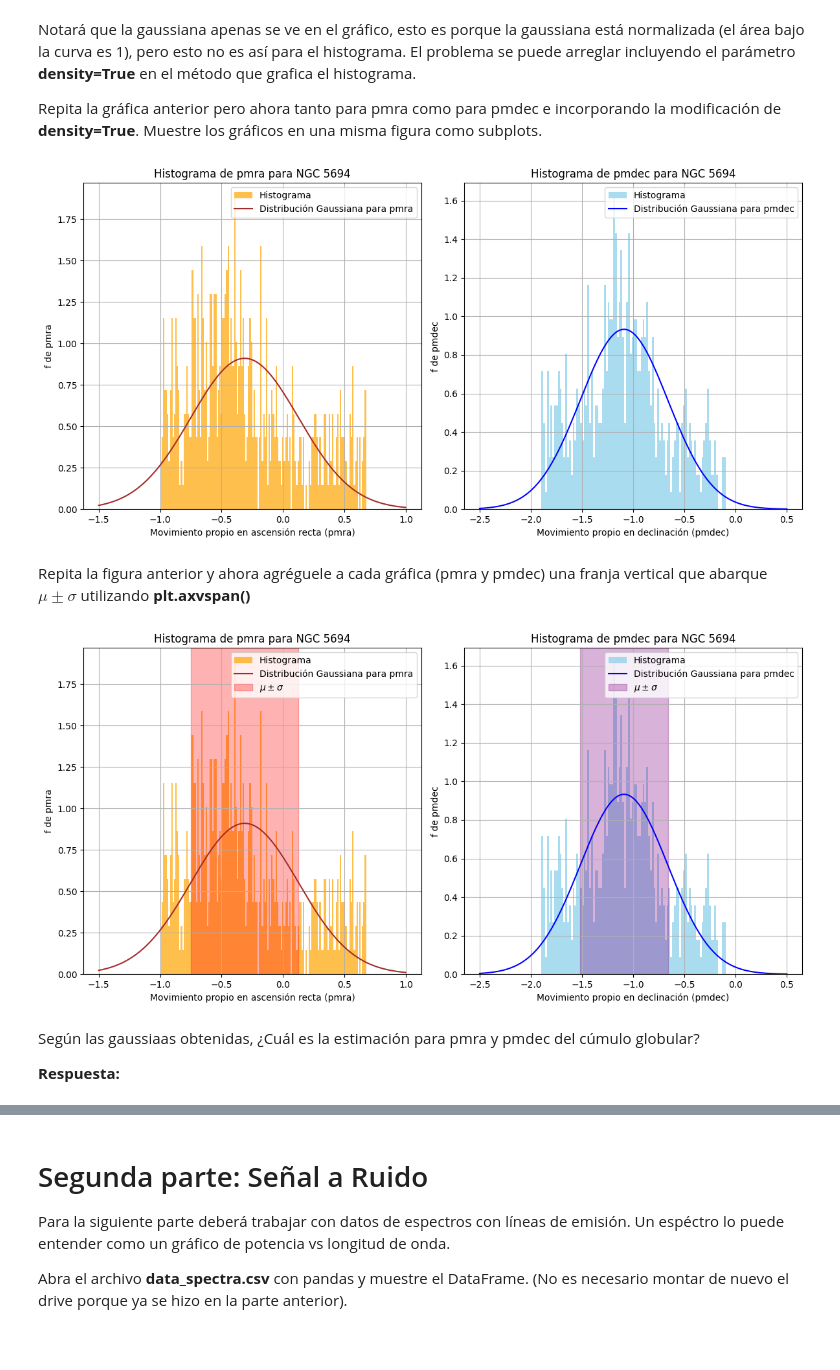
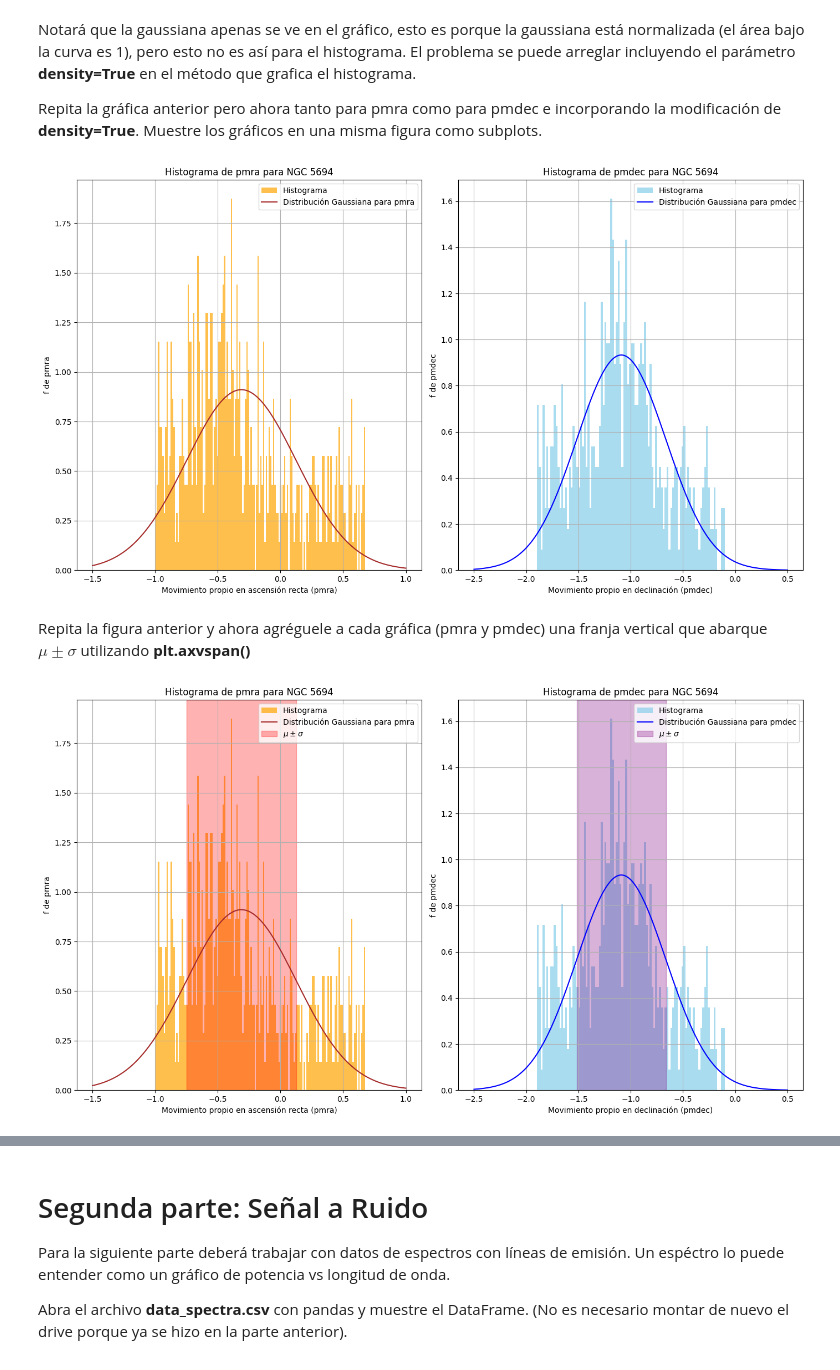
Before and after one commit to azavalac/Tarea-2-zavala, a Jupyter notebook: Tarea2.ipynb, the cells around one changed output, grey strips where cells are left out. Drawn from its saved outputs; the diff is of its cells as text; code cells hidden in the pictures.

```diff
--- a/Tarea2.ipynb
+++ b/Tarea2.ipynb
@@ -200,46 +204,47 @@ Notará que la gaussiana apenas se ve en el gráfico, esto es porque la gaussian
 
 Repita la gráfica anterior pero ahora tanto para pmra como para pmdec e incorporando la modificación de **density=True**. Muestre los gráficos en una misma figura como subplots.
 # %%
-# Histogramas para pmra y pmdec
-plt.figure(figsize=(12, 6))
+# Histogramas para pmra y pmdec:
+plt.figure(figsize=(14, 8))
 
 # para pmra:
 plt.subplot(1, 2, 1)
 plt.hist(pmra, bins = 150, density = True, color = 'orange', alpha = 0.7, label = 'Histograma')
 plt.plot(x_pmra, fx_pmra, color='brown', label='Distribución Gaussiana para pmra')
 plt.xlabel('Movimiento propio en ascensión recta (pmra)')
 plt.ylabel('f de pmra')
 plt.title('Histograma de pmra para NGC 5694')
 plt.grid(True)
 plt.legend()
 
 # para pmdec:
 plt.subplot(1, 2, 2)
 plt.hist(pmdec, bins = 100, density = True, color = 'skyblue', alpha = 0.7, label = 'Histograma')
 plt.plot(x_pmdec, fx_pmdec, color='blue', label='Distribución Gaussiana para pmdec')
 plt.xlabel('Movimiento propio en declinación (pmdec)')
 plt.ylabel('f de pmdec')
 plt.title('Histograma de pmdec para NGC 5694')
 plt.grid(True)
 plt.legend()
 
 plt.tight_layout()
 plt.show()
 
 #se cambia bins de 300 a 100 en este caso para poder apreciar de mejor manera la diferencia entre los histogramas de pmra y pmdec
 #se puede apreciar más fácilmente el desplazamiento de la Gaussiana
 # %% [output]
-[figure, old version]
+[figure, new version]
 # %% [markdown]
 Repita la figura anterior y ahora agréguele a cada gráfica (pmra y pmdec) una franja vertical que abarque $\mu \pm \sigma$ utilizando **plt.axvspan()**
 # %%
 # Histogramas para pmra y pmdec
-plt.figure(figsize=(12, 6))
+plt.figure(figsize=(14, 8))
 
 # para pmra:
 plt.subplot(1, 2, 1)
 plt.hist(pmra, bins = 150, density = True, color = 'orange', alpha = 0.7, label = 'Histograma')
 plt.plot(x_pmra, fx_pmra, color='brown', label='Distribución Gaussiana para pmra')
+# utilización de plt.axvspan()
 plt.axvspan(mu_pmra - std_pmra, mu_pmra + std_pmra, color='red', alpha=0.3, label='$\mu \pm \sigma$')
 plt.xlabel('Movimiento propio en ascensión recta (pmra)')
 plt.ylabel('f de pmra')
@@ -251,6 +256,7 @@ plt.legend()
 plt.subplot(1, 2, 2)
 plt.hist(pmdec, bins = 100, density = True, color = 'skyblue', alpha = 0.7, label = 'Histograma')
 plt.plot(x_pmdec, fx_pmdec, color='blue', label='Distribución Gaussiana para pmdec')
+# utilización de plt.axvspan()
 plt.axvspan(mu_pmdec - std_pmdec, mu_pmdec + std_pmdec, color='purple', alpha=0.3, label='$\mu \pm \sigma$')
 plt.xlabel('Movimiento propio en declinación (pmdec)')
 plt.ylabel('f de pmdec')
@@ -264,8 +270,4 @@ plt.show()
 #se cambia bins de 300 a 100 en este caso para poder apreciar de mejor manera la diferencia entre los histogramas de pmra y pmdec
 #se puede apreciar más fácilmente el desplazamiento de la Gaussiana
 # %% [output]
-[figure, old version]
+[figure, new version]
-# %% [markdown]
-Según las gaussiaas obtenidas, ¿Cuál es la estimación para pmra y pmdec del cúmulo globular?
-
-**Respuesta:**
```
Also changed, not shown: parts of 16 cells of this notebook.
